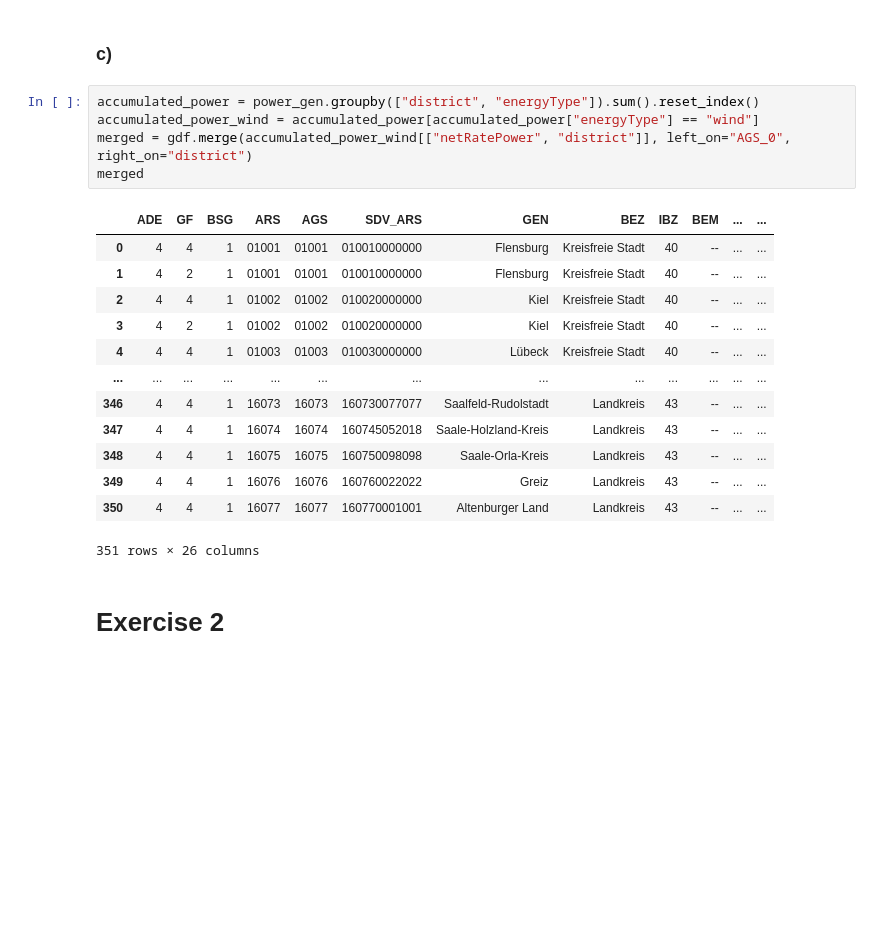
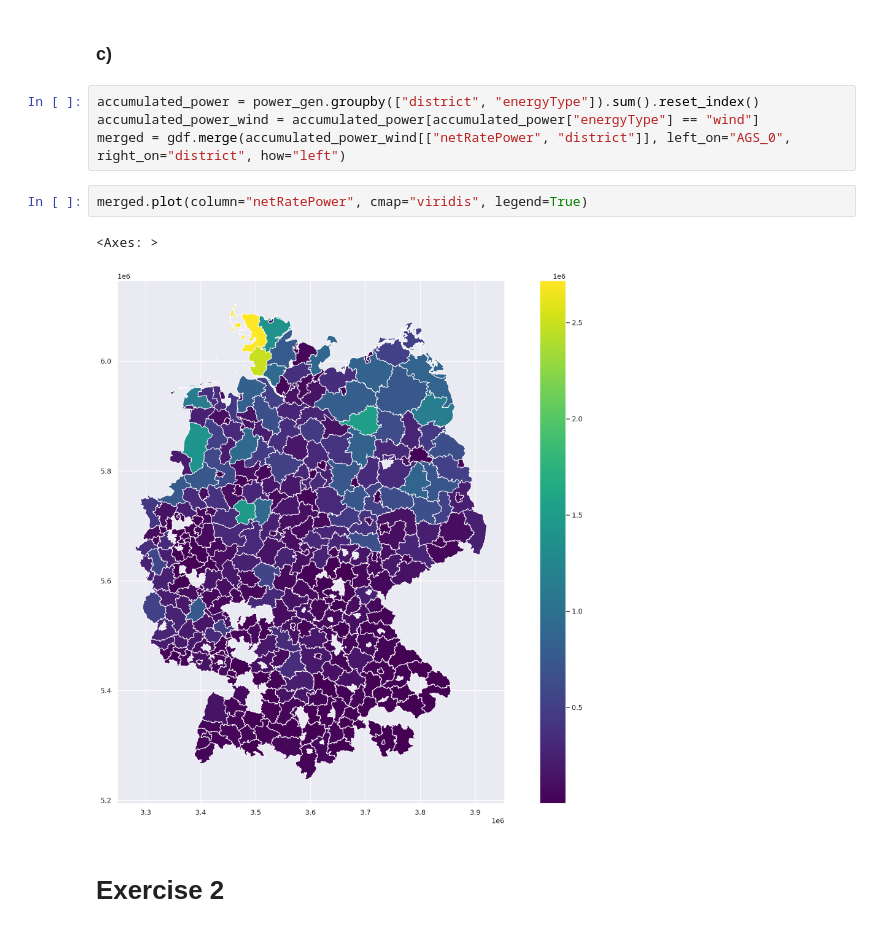
Before and after one commit to s6silies/visual-data-analysis, a Jupyter notebook: sheet07.ipynb, the cells around one changed output. Saved outputs shown, nothing was run; the diff lists cells and outputs as text; blank space fills up the shorter version.

```diff
--- a/sheet07.ipynb
+++ b/sheet07.ipynb
@@ -97,22 +97,12 @@ bonn.plot()
 # %%
 accumulated_power = power_gen.groupby(["district", "energyType"]).sum().reset_index()
 accumulated_power_wind = accumulated_power[accumulated_power["energyType"] == "wind"]
-merged = gdf.merge(accumulated_power_wind[["netRatePower", "district"]], left_on="AGS_0", right_on="district")
-merged
+merged = gdf.merge(accumulated_power_wind[["netRatePower", "district"]], left_on="AGS_0", right_on="district", how="left")
-# %% [output]
-|  | ADE | GF | BSG | ARS | AGS | SDV_ARS | GEN | BEZ | IBZ | BEM | ... | ... |
-| 0 | 4 | 4 | 1 | 01001 | 01001 | 010010000000 | Flensburg | Kreisfreie Stadt | 40 | -- | ... | ... |
-| 1 | 4 | 2 | 1 | 01001 | 01001 | 010010000000 | Flensburg | Kreisfreie Stadt | 40 | -- | ... | ... |
-| 2 | 4 | 4 | 1 | 01002 | 01002 | 010020000000 | Kiel | Kreisfreie Stadt | 40 | -- | ... | ... |
-| 3 | 4 | 2 | 1 | 01002 | 01002 | 010020000000 | Kiel | Kreisfreie Stadt | 40 | -- | ... | ... |
-| 4 | 4 | 4 | 1 | 01003 | 01003 | 010030000000 | Lübeck | Kreisfreie Stadt | 40 | -- | ... | ... |
-| ... | ... | ... | ... | ... | ... | ... | ... | ... | ... | ... | ... | ... |
-| 346 | 4 | 4 | 1 | 16073 | 16073 | 160730077077 | Saalfeld-Rudolstadt | Landkreis | 43 | -- | ... | ... |
-| 347 | 4 | 4 | 1 | 16074 | 16074 | 160745052018 | Saale-Holzland-Kreis | Landkreis | 43 | -- | ... | ... |
-| 348 | 4 | 4 | 1 | 16075 | 16075 | 160750098098 | Saale-Orla-Kreis | Landkreis | 43 | -- | ... | ... |
-| 349 | 4 | 4 | 1 | 16076 | 16076 | 160760022022 | Greiz | Landkreis | 43 | -- | ... | ... |
-| 350 | 4 | 4 | 1 | 16077 | 16077 | 160770001001 | Altenburger Land | Landkreis | 43 | -- | ... | ... |
-351 rows × 26 columns
+# %%
+merged.plot(column="netRatePower", cmap="viridis", legend=True)
+# %% [output]
+<Axes: >
+[figure, added]
 # %% [markdown]
 # Exercise 2
 # %% [markdown]
```
Also changed, not shown: parts of 3 cells of this notebook.
